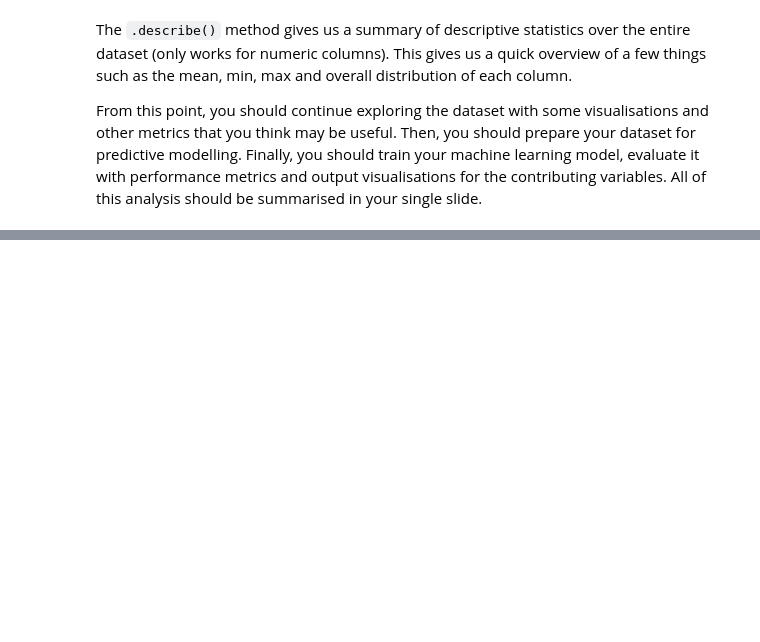
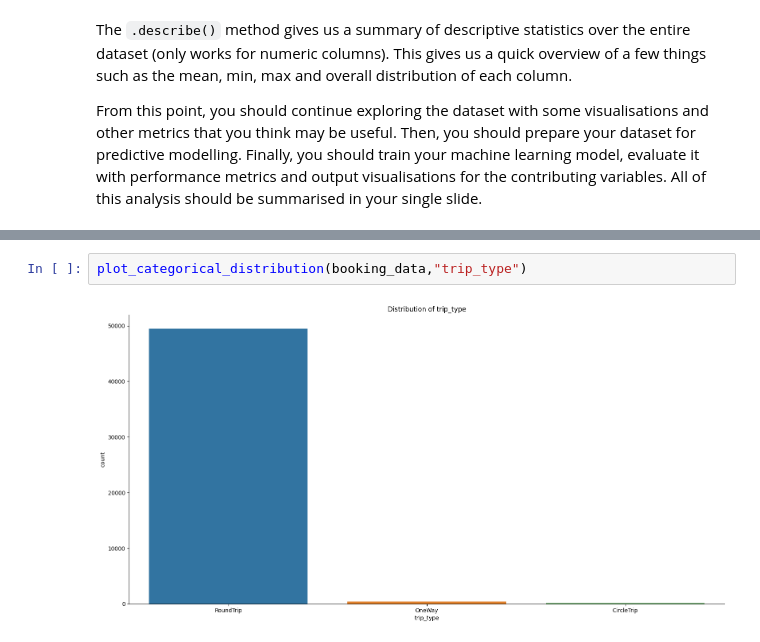
Before and after one commit to Kekyei/airline-booking-prediction, a Jupyter notebook: airline-booking-prediction.ipynb, the cells around one changed output, grey strips where cells are left out. Drawn from its saved outputs; the diff is of its cells as text; blank space fills up the shorter version.

```diff
--- a/airline-booking-prediction.ipynb
+++ b/airline-booking-prediction.ipynb
@@ -103,0 +139,4 @@ From this point, you should continue exploring the dataset with some visualisati
+# %%
+plot_categorical_distribution(booking_data,"trip_type")
+# %% [output]
+[figure, added]
```
Also changed, not shown: parts of 31 cells of this notebook.
